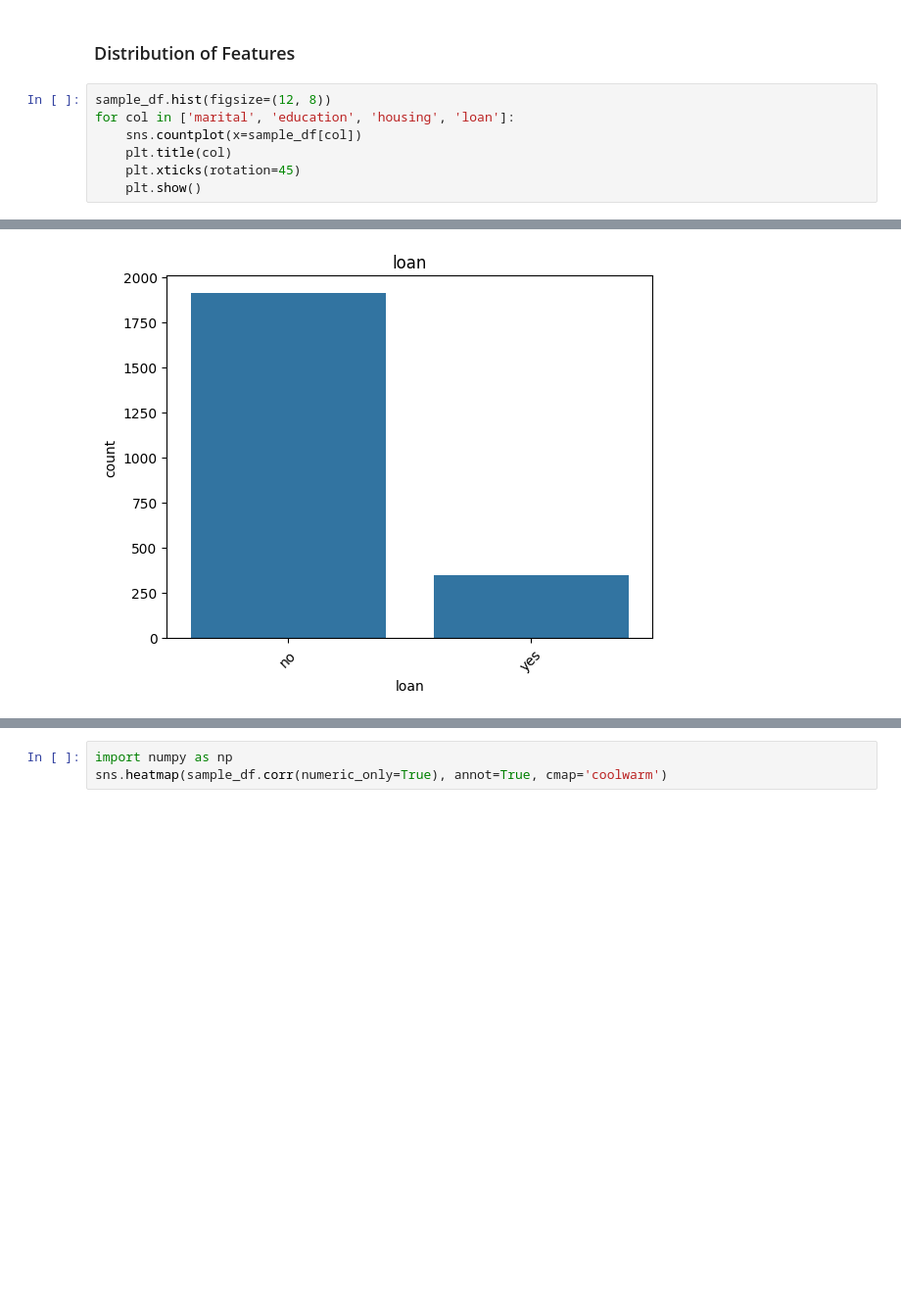
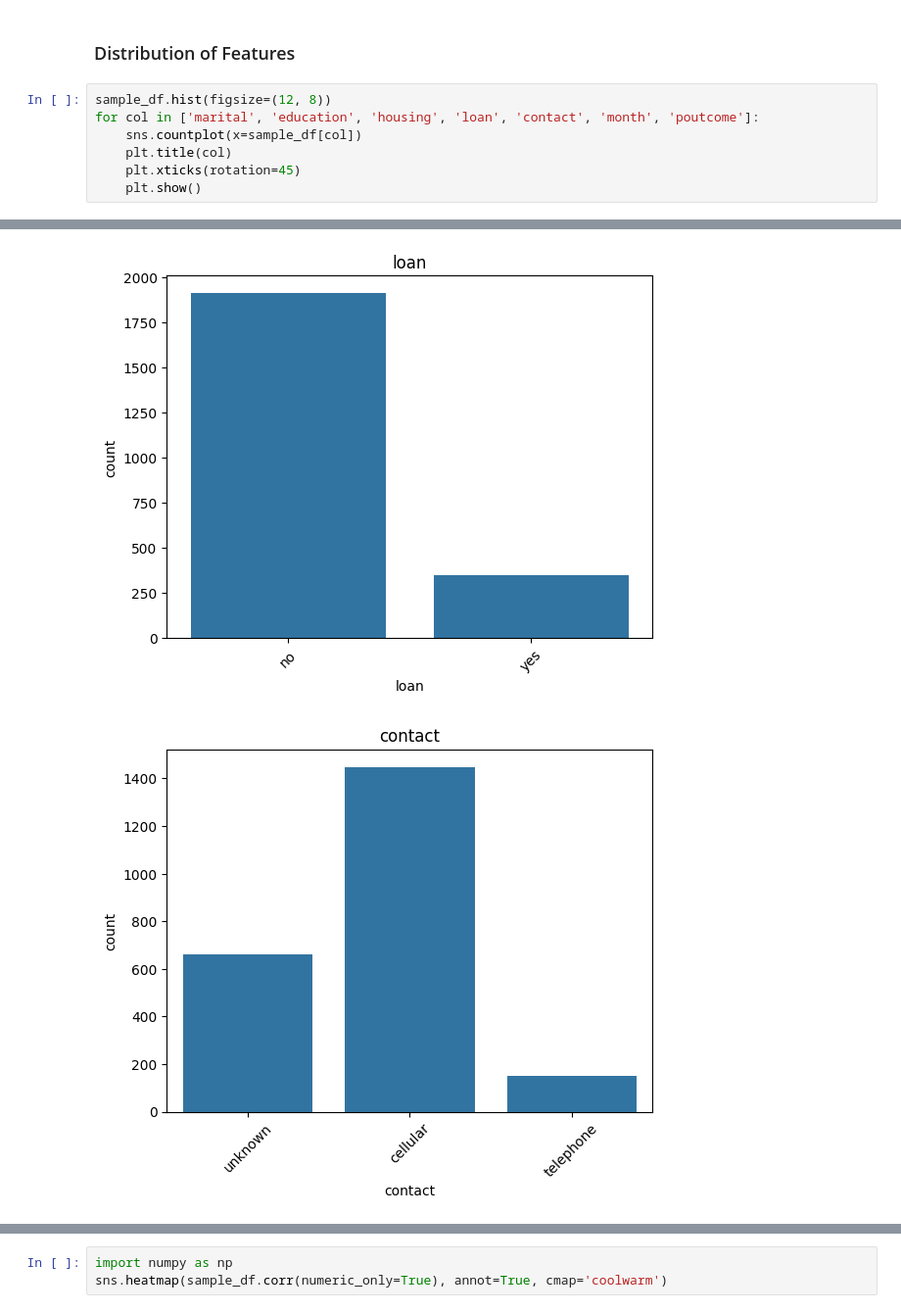
Before and after one commit to SamKhan32/bank-marketing-ml, a Jupyter notebook: notebooks/01_exploration.ipynb, the cells around one changed output, grey strips where cells are left out. Shown at 98% size. Saved outputs shown, nothing was run; the diff lists cells and outputs as text; blank space fills up the shorter version.

```diff
--- a/notebooks/01_exploration.ipynb
+++ b/notebooks/01_exploration.ipynb
@@ -88,13 +88,14 @@ Duration looks like a promising feature, but it wouldn't be known until after a
 ### Distribution of Features
 # %%
 sample_df.hist(figsize=(12, 8))
-for col in ['marital', 'education', 'housing', 'loan']:
+for col in ['marital', 'education', 'housing', 'loan', 'contact', 'month', 'poutcome']:
     sns.countplot(x=sample_df[col])
     plt.title(col)
     plt.xticks(rotation=45)
     plt.show()
 # %% [output]
 [figure]
 [figure]
 [figure]
 [figure]
+[figure, added]
```
Also changed, not shown: parts of 2 cells of this notebook, 2 other files.
